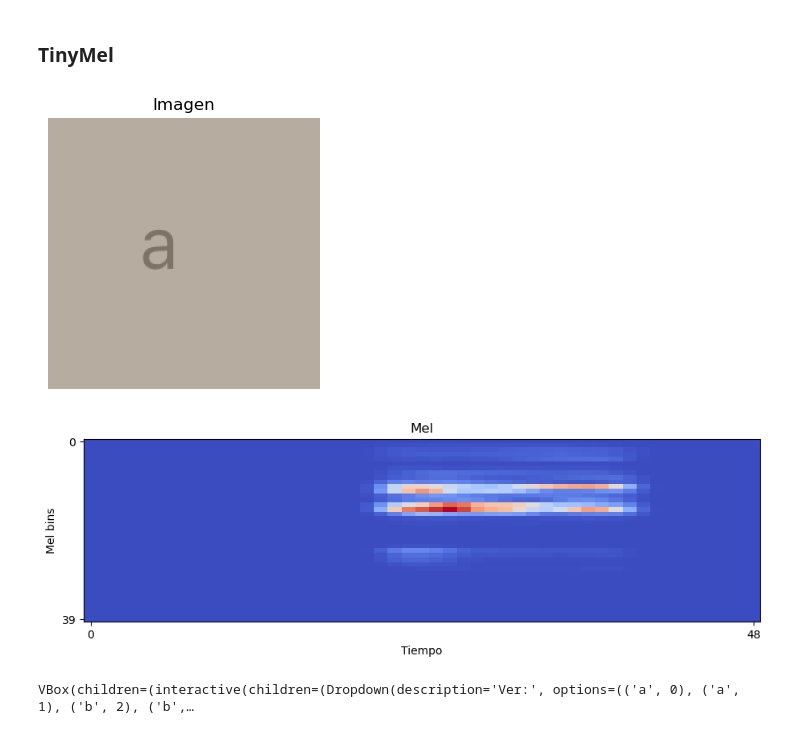
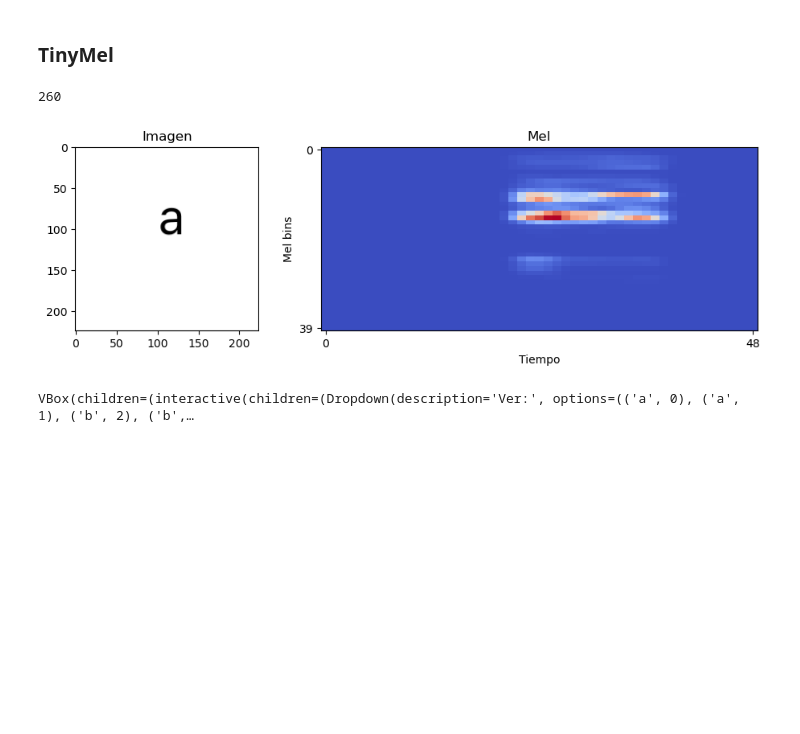
Before and after one commit to martindsq/from-speech, a Jupyter notebook: notebooks/cowaver.ipynb, the cells around one changed output. Cells and saved outputs as stored; diff of their text form; code cells hidden in the pictures; blank space fills up the shorter version.

Commit message:
add dataset augmentation

```diff
--- a/notebooks/cowaver.ipynb
+++ b/notebooks/cowaver.ipynb
@@ -40,7 +41,6 @@ import matplotlib.pyplot as plt
 import numpy as np
 from cowaver.utils import AUDIO_SAMPLE_RATE
 from cowaver.models import TrainHistory, TestResults
-from cowaver.datasets import EMNIST_STD, EMNIST_MEAN
 
 def audio_widget(waveform: torch.Tensor):
     if waveform.dim() == 1:
@@ -96,13 +96,9 @@ def plot_image(image, ax=None):
 
     image = image.detach().cpu()
 
-    mean = torch.tensor(EMNIST_MEAN, device=image.device).view(3, 1, 1)
-    std = torch.tensor(EMNIST_STD, device=image.device).view(3, 1, 1)
-    image = image * std + mean
-
     ax.imshow(image.clamp(0, 1).permute(1, 2, 0))
     ax.set_title("Imagen")
-    ax.axis("off")
+    # ax.axis("off")
 
     if should_show:
         plt.show()
@@ -214,6 +210,7 @@ def plot_mel(mel, ax=None):
     elif mel.dim() != 2:
         raise ValueError(f"Unexpected mel shape: {mel.shape}")
 
+    mel = torch.expm1(mel).clamp_min(0)
     mel = mel.detach().cpu()
 
     ax.imshow(
@@ -284,16 +281,22 @@ La carpeta data/kalulu-phonemes ya existe.
 # %% [markdown]
 ### TinyMel
 # %%
-from cowaver.datasets import TinySpeakDataset, ImageMelDataset, RandomStride
+from cowaver.datasets import TinySpeakDataset, ImageMelDataset
+from cowaver.transforms import RandomAlign, RandomPosition
 
-dataset = ImageMelDataset(TinySpeakDataset(base_dir=tiny_letter_path / "val"), stride=RandomStride())
+dataset = ImageMelDataset(TinySpeakDataset(base_dir=tiny_letter_path / "train", transform=RandomAlign(stride=(0.0, 1.0))), position=RandomPosition())
 
-(image, mel), target = dataset[0]
+print(len(dataset))
 
-plot_image(image)
-plot_mel(mel)
+(image, mel), target = dataset[1]
+
+fig = plt.figure(figsize=(9, 3), layout="constrained")
+axes = fig.subplot_mosaic([["image", "mel"]], gridspec_kw={"width_ratios": [1, 2]})
+plot_image(image, axes["image"])
+plot_mel(mel, axes["mel"])
+plt.show()
 # %% [output]
+260
-[figure, old version]
+[figure, new version]
-[figure, removed]
 # %%
 from cowaver.datamodules import TinyMel
```
Also changed, not shown: parts of 17 cells of this notebook, 8 other files.
